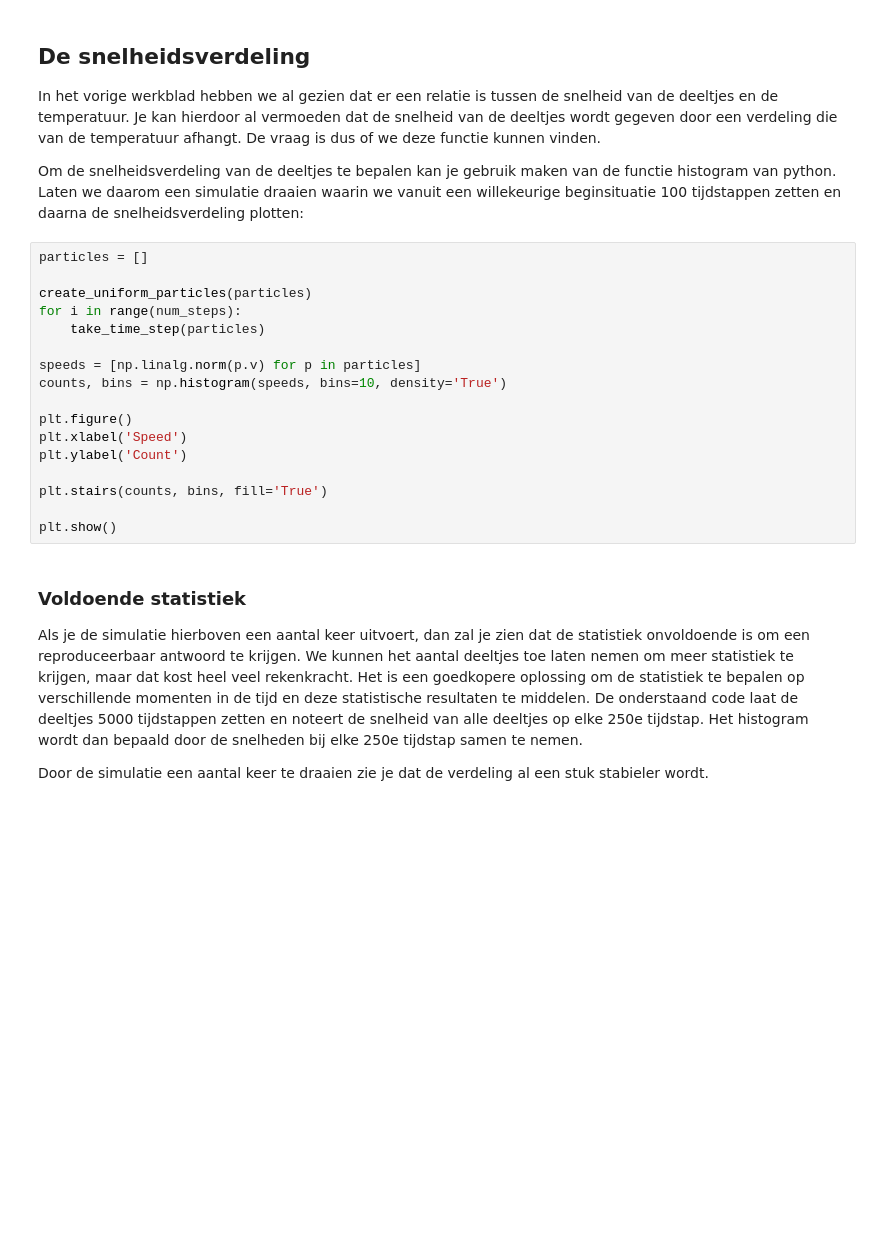
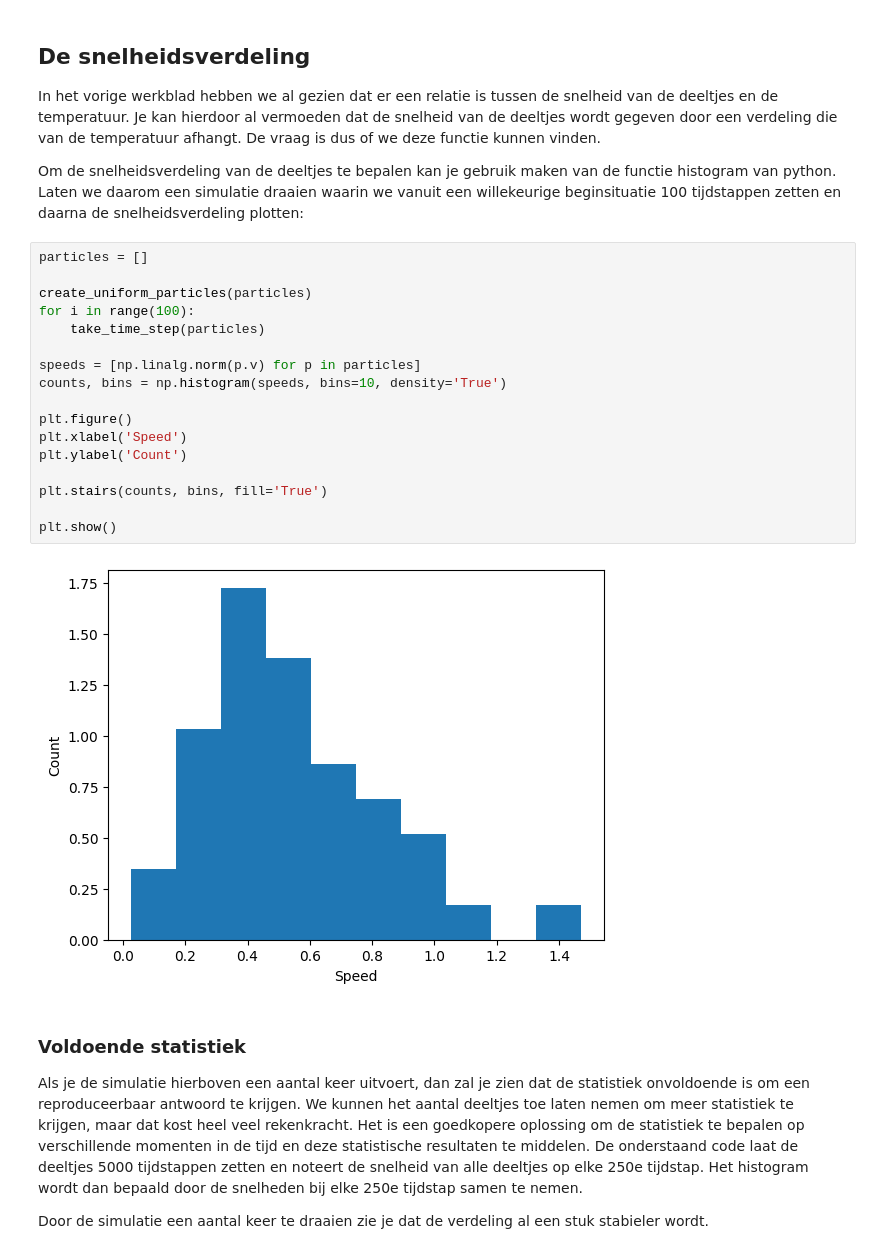
Before and after one commit to TomVerme/1, a Jupyter notebook: Content/PySim/6_boltzmann.ipynb, the cells around one changed output. Drawn from its saved outputs; the diff is of its cells as text; blank space fills up the shorter version.

```diff
--- a/Content/PySim/6_boltzmann.ipynb
+++ b/Content/PySim/6_boltzmann.ipynb
@@ -198,20 +209,22 @@ Om de snelheidsverdeling van de deeltjes te bepalen kan je gebruik maken van de
 # %%
 particles = []
 
 create_uniform_particles(particles)
-for i in range(num_steps):
+for i in range(100):
     take_time_step(particles)
 
 speeds = [np.linalg.norm(p.v) for p in particles]
 counts, bins = np.histogram(speeds, bins=10, density='True')
 
 plt.figure()
 plt.xlabel('Speed')
 plt.ylabel('Count')
 
 plt.stairs(counts, bins, fill='True')
 
 plt.show()
+# %% [output]
+[figure, added]
 # %% [markdown]
 ### Voldoende statistiek
 
```
Also changed, not shown: parts of 3 cells of this notebook, 1 other file.
